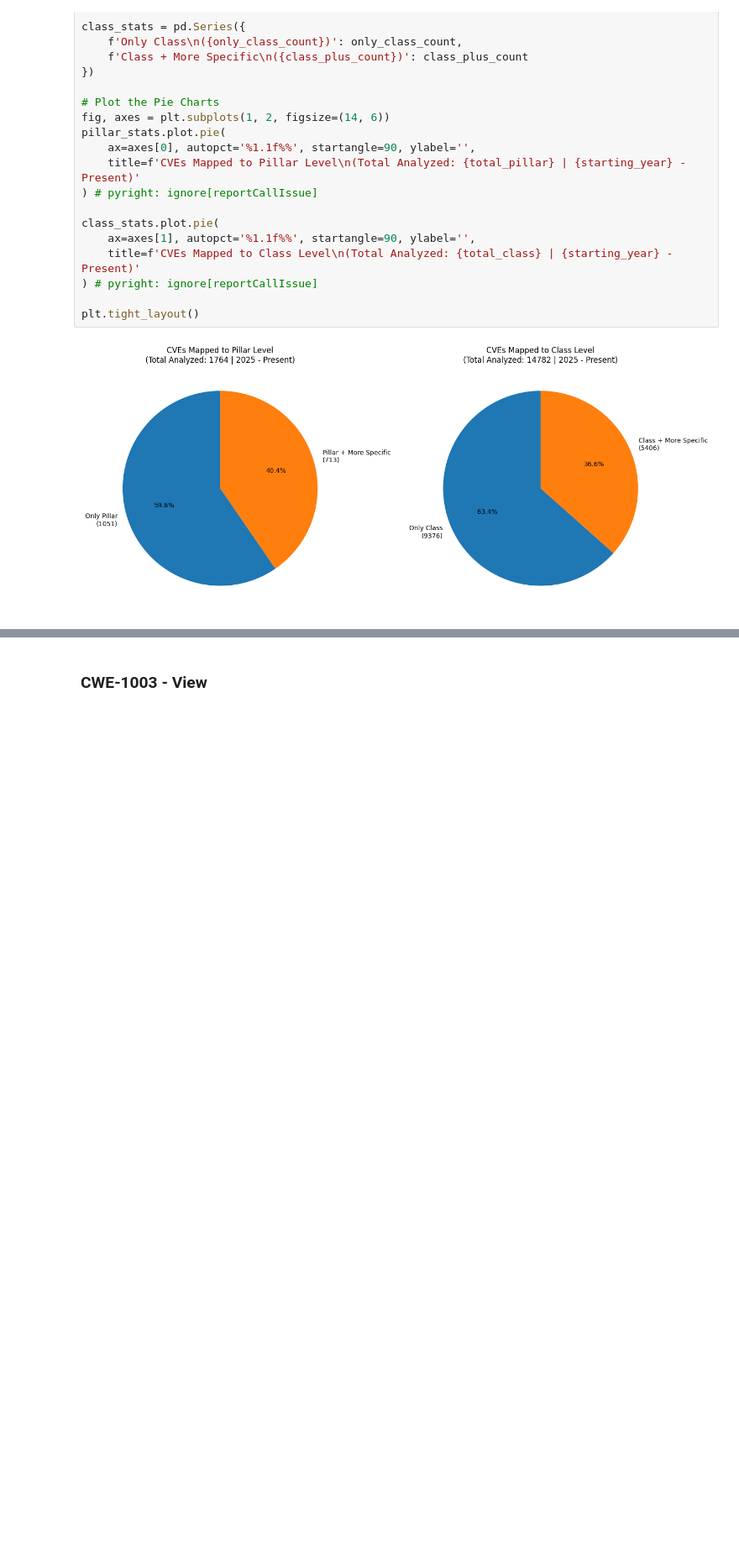
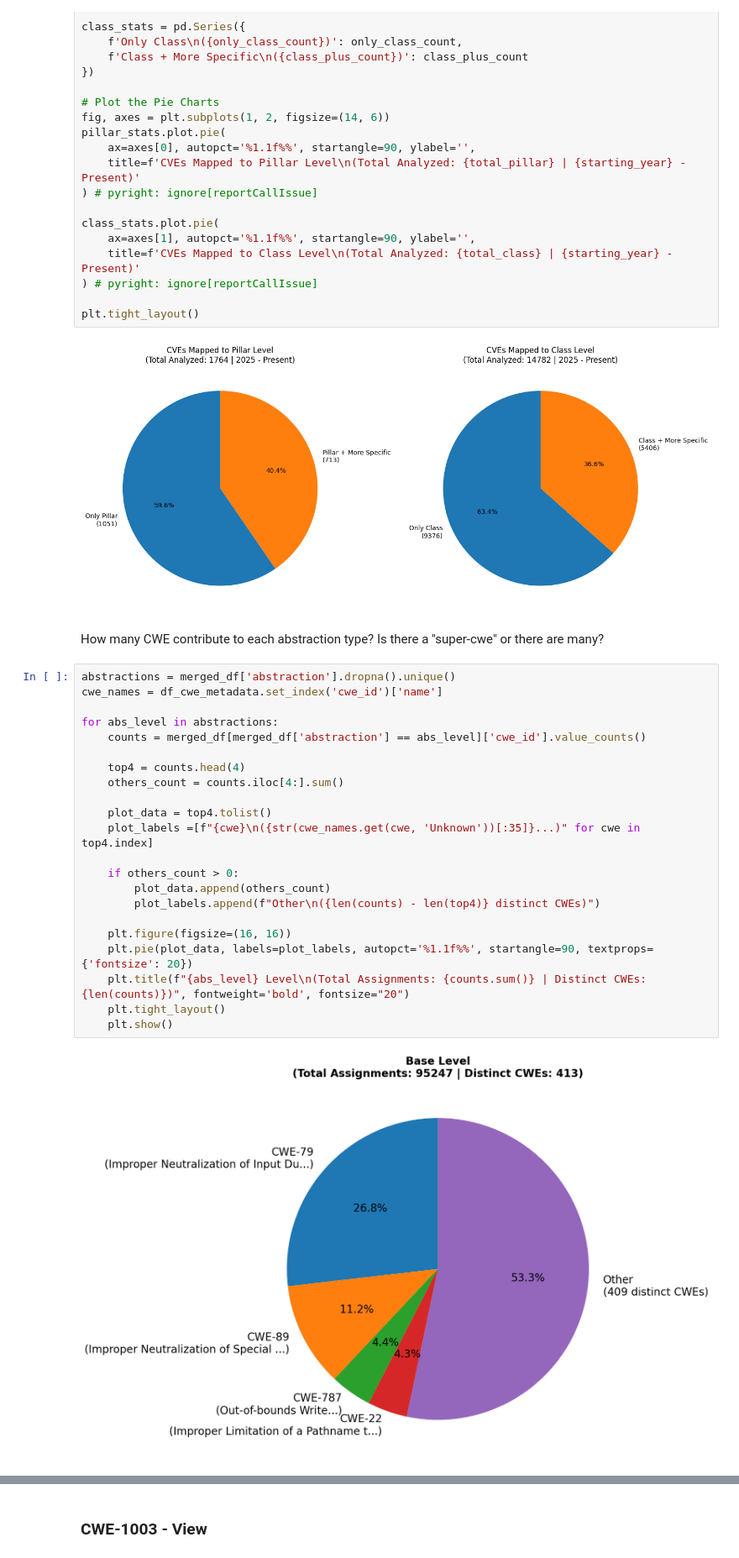
Before and after one commit to AndyVale/CVEvsCWE, a Jupyter notebook: analysis.ipynb, the cells around one changed output, grey strips where cells are left out. Shown at 84% size. Drawn from its saved outputs; the diff is of its cells as text; blank space fills up the shorter version.

```diff
--- a/analysis.ipynb
+++ b/analysis.ipynb
@@ -323,3 +323,29 @@ class_stats.plot.pie(
 plt.tight_layout()
 # %% [output]
 [figure]
+# %% [markdown]
+How many CWE contribute to each abstraction type? Is there a "super-cwe" or there are many?
+# %%
+abstractions = merged_df['abstraction'].dropna().unique()
+cwe_names = df_cwe_metadata.set_index('cwe_id')['name']
+
+for abs_level in abstractions:
+    counts = merged_df[merged_df['abstraction'] == abs_level]['cwe_id'].value_counts()
+
+    top4 = counts.head(4)
+    others_count = counts.iloc[4:].sum()
+
+    plot_data = top4.tolist()
+    plot_labels =[f"{cwe}\n({str(cwe_names.get(cwe, 'Unknown'))[:35]}...)" for cwe in top4.index]
+
+    if others_count > 0:
+        plot_data.append(others_count)
+        plot_labels.append(f"Other\n({len(counts) - len(top4)} distinct CWEs)")
+
+    plt.figure(figsize=(16, 16))
+    plt.pie(plot_data, labels=plot_labels, autopct='%1.1f%%', startangle=90, textprops={'fontsize': 20})
+    plt.title(f"{abs_level} Level\n(Total Assignments: {counts.sum()} | Distinct CWEs: {len(counts)})", fontweight='bold', fontsize="20")
+    plt.tight_layout()
+    plt.show()
+# %% [output]
+[figure, added]
```
Also changed, not shown: parts of 4 cells of this notebook.
